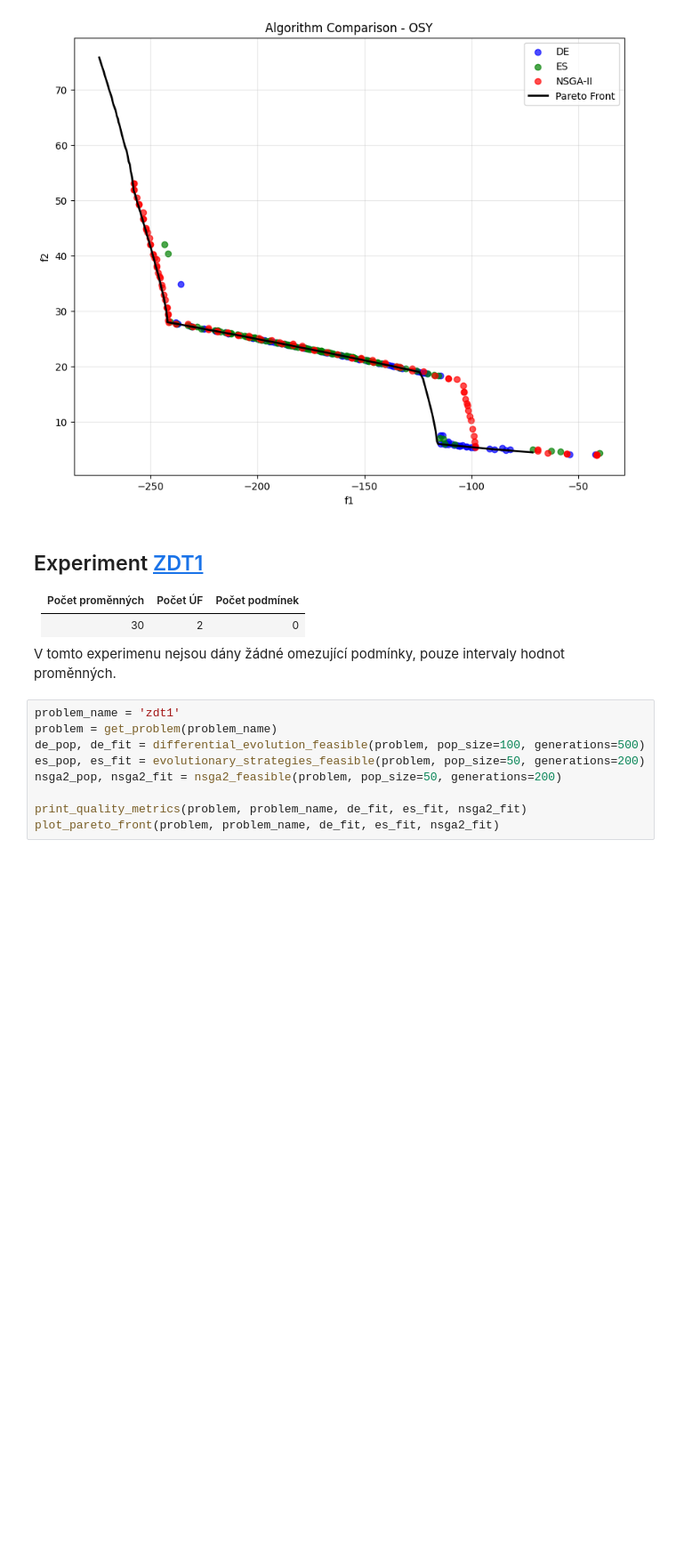
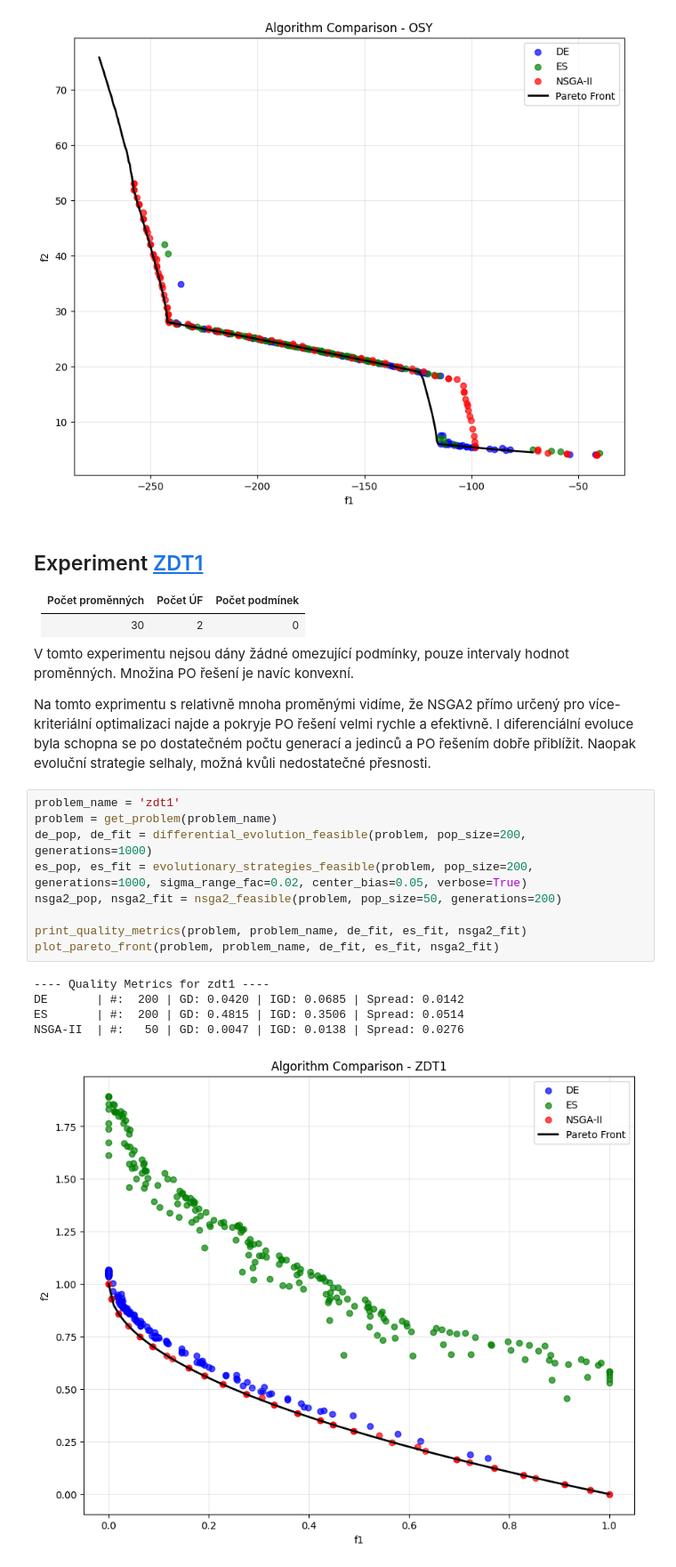
Before and after one commit to davidzemancz/evoptimizer, a Jupyter notebook: experiments.ipynb, the cells around one changed output. Shown at 89% size. Saved outputs shown, nothing was run; the diff lists cells and outputs as text; blank space fills up the shorter version.

Commit message:
experiments

```diff
--- a/experiments.ipynb
+++ b/experiments.ipynb
@@ -78,13 +78,24 @@ NSGA-II  | #:  100 | GD: 3.5560 | IGD: 6.1517 | Spread: 3.6596
 |------------------ |---------- |----------------   |
 | 30                | 2         | 0                 |
 
-V tomto experimenu nejsou dány žádné omezující podmínky, pouze intervaly hodnot proměnných.
+V tomto experimentu nejsou dány žádné omezující podmínky, pouze intervaly hodnot proměnných.
+Množina PO řešení je navíc konvexní.
+
+Na tomto exprimentu s relativně mnoha proměnými vidíme, že NSGA2 přímo určený pro více-kriteriální optimalizaci najde a pokryje PO řešení velmi rychle a efektivně.
+I diferenciální evoluce byla schopna se po dostatečném počtu generací a jedinců a PO řešením dobře přiblížit.
+Naopak evoluční strategie selhaly, možná kvůli nedostatečné přesnosti.
 # %%
 problem_name = 'zdt1'
 problem = get_problem(problem_name)
-de_pop, de_fit = differential_evolution_feasible(problem, pop_size=100, generations=500)
-es_pop, es_fit = evolutionary_strategies_feasible(problem, pop_size=50, generations=200)
+de_pop, de_fit = differential_evolution_feasible(problem, pop_size=200, generations=1000)
+es_pop, es_fit = evolutionary_strategies_feasible(problem, pop_size=200, generations=1000, sigma_range_fac=0.02, center_bias=0.05, verbose=True)
 nsga2_pop, nsga2_fit = nsga2_feasible(problem, pop_size=50, generations=200)
 
 print_quality_metrics(problem, problem_name, de_fit, es_fit, nsga2_fit)
 plot_pareto_front(problem, problem_name, de_fit, es_fit, nsga2_fit)
+# %% [output]
+---- Quality Metrics for zdt1 ----
+DE       | #:  200 | GD: 0.0420 | IGD: 0.0685 | Spread: 0.0142
+ES       | #:  200 | GD: 0.4815 | IGD: 0.3506 | Spread: 0.0514
+NSGA-II  | #:   50 | GD: 0.0047 | IGD: 0.0138 | Spread: 0.0276
+[figure, added]
```
Also changed, not shown: parts of 6 cells of this notebook, 2 other files.
